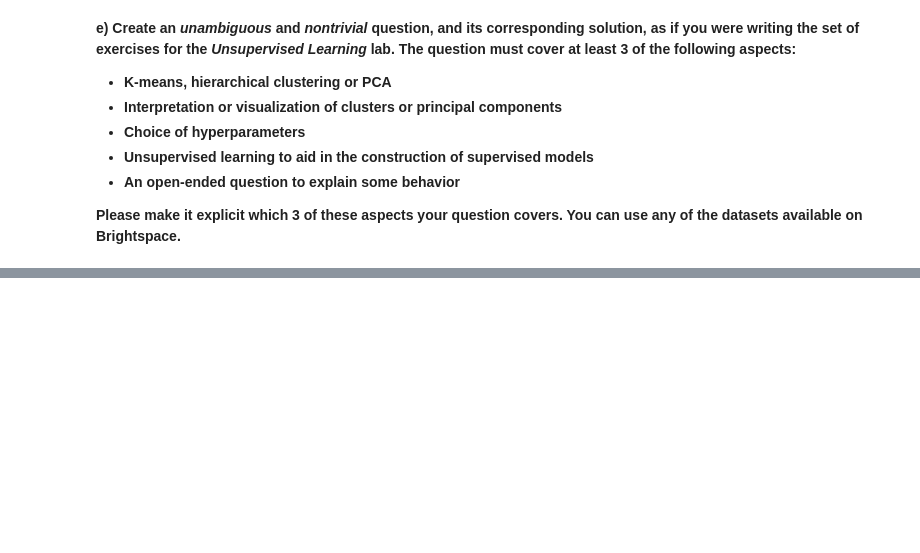
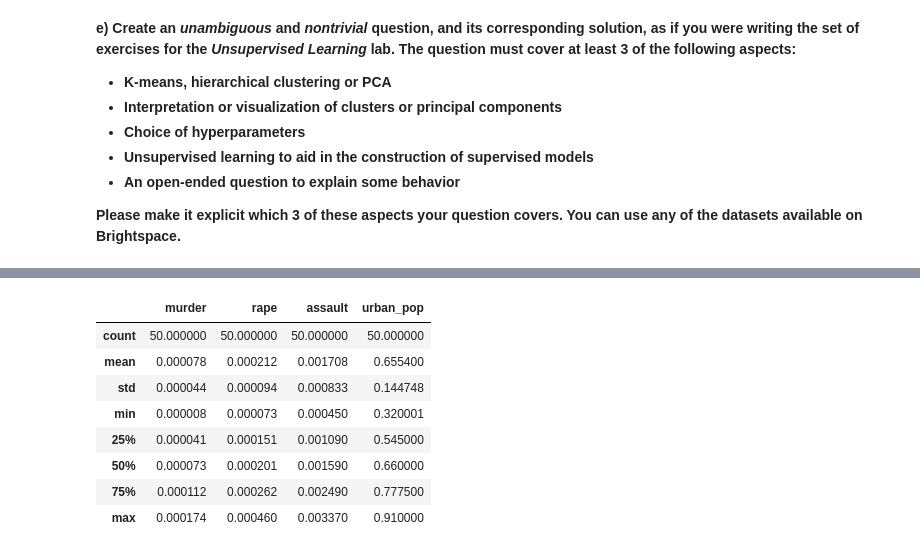
Before and after one commit to Gogonemnem/tu-delft-assignments, a Jupyter notebook: assignment7/unsupervised.exercises_b.ipynb, the cells around one changed output, grey strips where cells are left out. Drawn from its saved outputs; the diff is of its cells as text; code cells hidden in the pictures; blank space fills up the shorter version.

```diff
--- a/assignment7/unsupervised.exercises_b.ipynb
+++ b/assignment7/unsupervised.exercises_b.ipynb
@@ -412,0 +408,12 @@ F-score:  0.6122480415456386
+# %%
+X.describe()
+# %% [output]
+|  | murder | rape | assault | urban_pop |
+| count | 50.000000 | 50.000000 | 50.000000 | 50.000000 |
+| mean | 0.000078 | 0.000212 | 0.001708 | 0.655400 |
+| std | 0.000044 | 0.000094 | 0.000833 | 0.144748 |
+| min | 0.000008 | 0.000073 | 0.000450 | 0.320001 |
+| 25% | 0.000041 | 0.000151 | 0.001090 | 0.545000 |
+| 50% | 0.000073 | 0.000201 | 0.001590 | 0.660000 |
+| 75% | 0.000112 | 0.000262 | 0.002490 | 0.777500 |
+| max | 0.000174 | 0.000460 | 0.003370 | 0.910000 |
```
Also changed, not shown: parts of 10 cells of this notebook.
